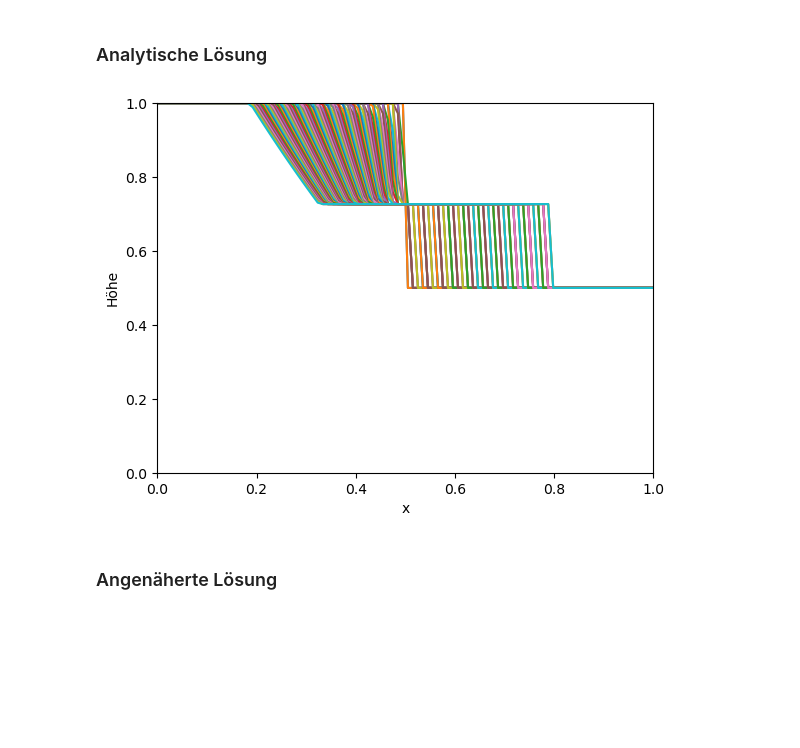
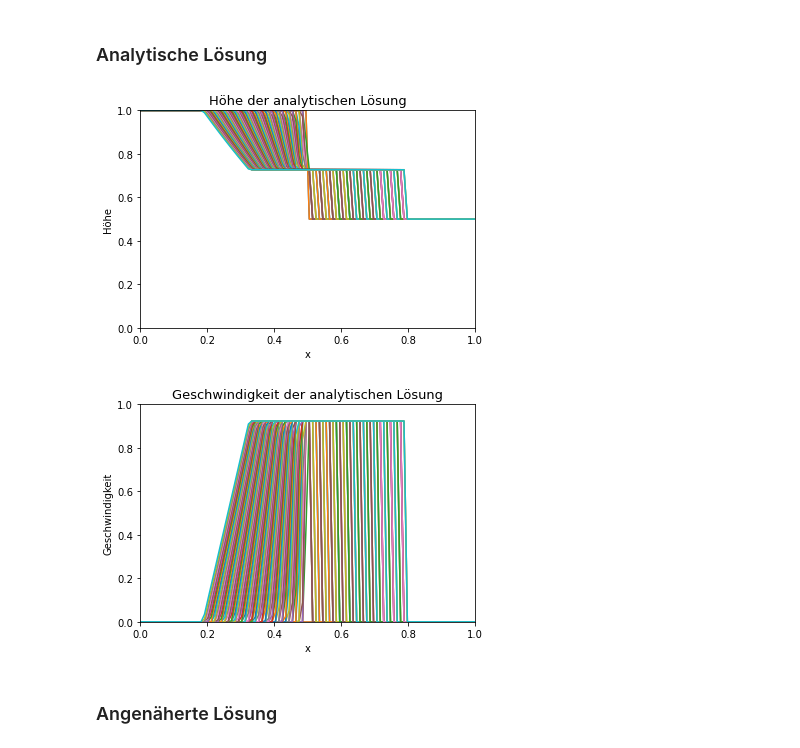
Before and after one commit to Javiermateor/Flachwassergleichung, a Jupyter notebook: HA2.ipynb, the cells around one changed output. Cells and saved outputs as stored; diff of their text form; code cells hidden in the pictures; blank space fills up the shorter version.

Commit message:
Titel für Diagramme und Gschwindigkeitsplot

```diff
--- a/HA2.ipynb
+++ b/HA2.ipynb
@@ -58,34 +58,48 @@ Nt = 100
 #temporär: (Ersetzen mit Anfangsbedingungen, dann müsste t in Anfangsbedingungen ergänzt werden)
 x = np.linspace(0, 1, Nx)
 t = np.linspace(0, 0.1, Nt)
 
 
 # Sw bestimmen
 def f(Sw):
     return Sw - (g*hr)/(4*Sw)*(1+np.sqrt(1+(8*Sw**2)/(g*hr))) + 2*np.sqrt((g*hr)/2*(np.sqrt(1+(8*Sw**2)/(g*hr))-1)) - 2*np.sqrt(g*hl)
 z = 1
 while True:
     Sw = optimize.newton(f, z) # Validierung des positiven ergebnisses
     z += 1
     if Sw > 0:
         break
 
 h,u = dammbruch(x,t,x0,hl,hr,Sw)
 
 fig, ax = plt.subplots()
 for n in range(h.shape[1]):
         ax.plot(x, h[:,n])
 ax.set_xlabel('x')
 ax.set_ylabel('Höhe')
+ax.set_title('Höhe der analytischen Lösung')
 ax.title.set_fontsize(13)
 ax.set_xlim(0,1)
 ax.set_ylim(0,1)
 plt.show()
 
 h_ana = np.copy(h)
 # Vielleicht Animation daraus machen?
 # %% [output]
-[figure, old version]
+[figure, new version]
+# %%
+fig, ax = plt.subplots()
+for n in range(u.shape[1]):
+        ax.plot(x, u[:,n])
+ax.set_xlabel('x')
+ax.set_ylabel('Geschwindigkeit')
+ax.set_title('Geschwindigkeit der analytischen Lösung')
+ax.title.set_fontsize(13)
+ax.set_xlim(0,1)
+ax.set_ylim(0,1)
+plt.show()
+# %% [output]
+[figure, added]
 # %% [markdown]
 ### Angenäherte Lösung
 # %%
```
